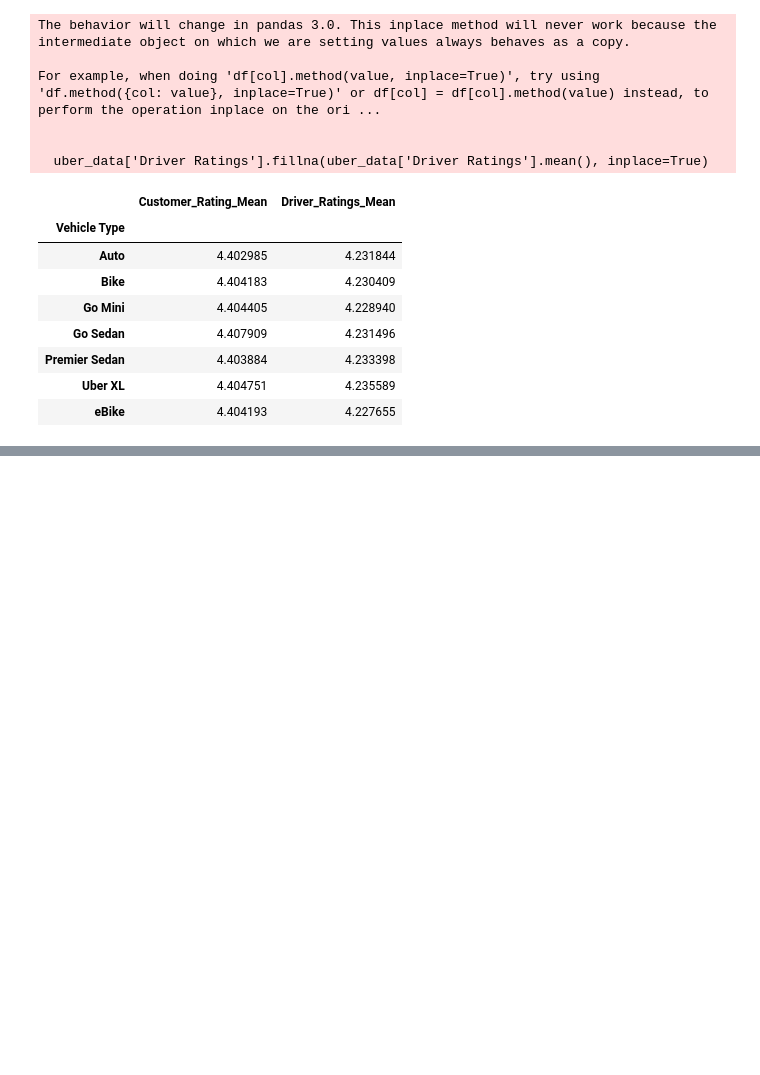
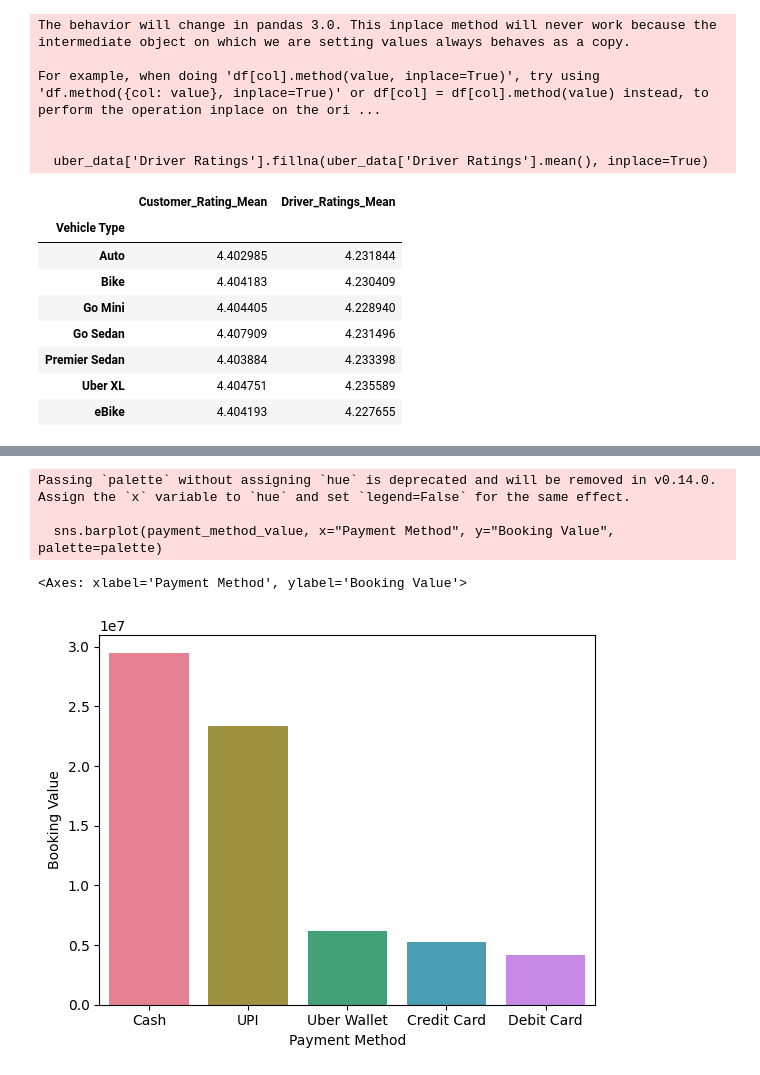
Before and after one commit to Himmu5/data-analysis, a Jupyter notebook: notebooks/uber_analysis.ipynb, the cells around one changed output, grey strips where cells are left out. Drawn from its saved outputs; the diff is of its cells as text; code cells hidden in the pictures; blank space fills up the shorter version.

Commit message:
feat: uber data more analysis added

```diff
--- a/notebooks/uber_analysis.ipynb
+++ b/notebooks/uber_analysis.ipynb
@@ -423,0 +426,3 @@ uber_data.groupby("Vehicle Type").aggregate(Customer_Rating_Mean=("Customer Rati
+# %%
+uber_data['Avg CTAT'].fillna(uber_data['Avg CTAT'].mean(), inplace=True)
+uber_data['Avg VTAT'].fillna(uber_data['Avg VTAT'].mean(), inplace=True)
@@ -423,0 +477,2 @@ uber_data.groupby("Vehicle Type").aggregate(Customer_Rating_Mean=("Customer Rati
+# %%
+payment_method_value = uber_data.groupby("Payment Method").aggregate("Booking Value").sum().sort_values(ascending=False).reset_index()
@@ -423,0 +488,9 @@ uber_data.groupby("Vehicle Type").aggregate(Customer_Rating_Mean=("Customer Rati
+# %%
+palette = sns.color_palette('husl', len(payment_method_value))
+sns.barplot(payment_method_value, x="Payment Method", y="Booking Value", palette=palette)
+# %% [output]
+Passing `palette` without assigning `hue` is deprecated and will be removed in v0.14.0. Assign the `x` variable to `hue` and set `legend=False` for the same effect.
+
+  sns.barplot(payment_method_value, x="Payment Method", y="Booking Value", palette=palette)
+<Axes: xlabel='Payment Method', ylabel='Booking Value'>
+[figure, added]
```
Also changed, not shown: parts of 11 cells of this notebook.
